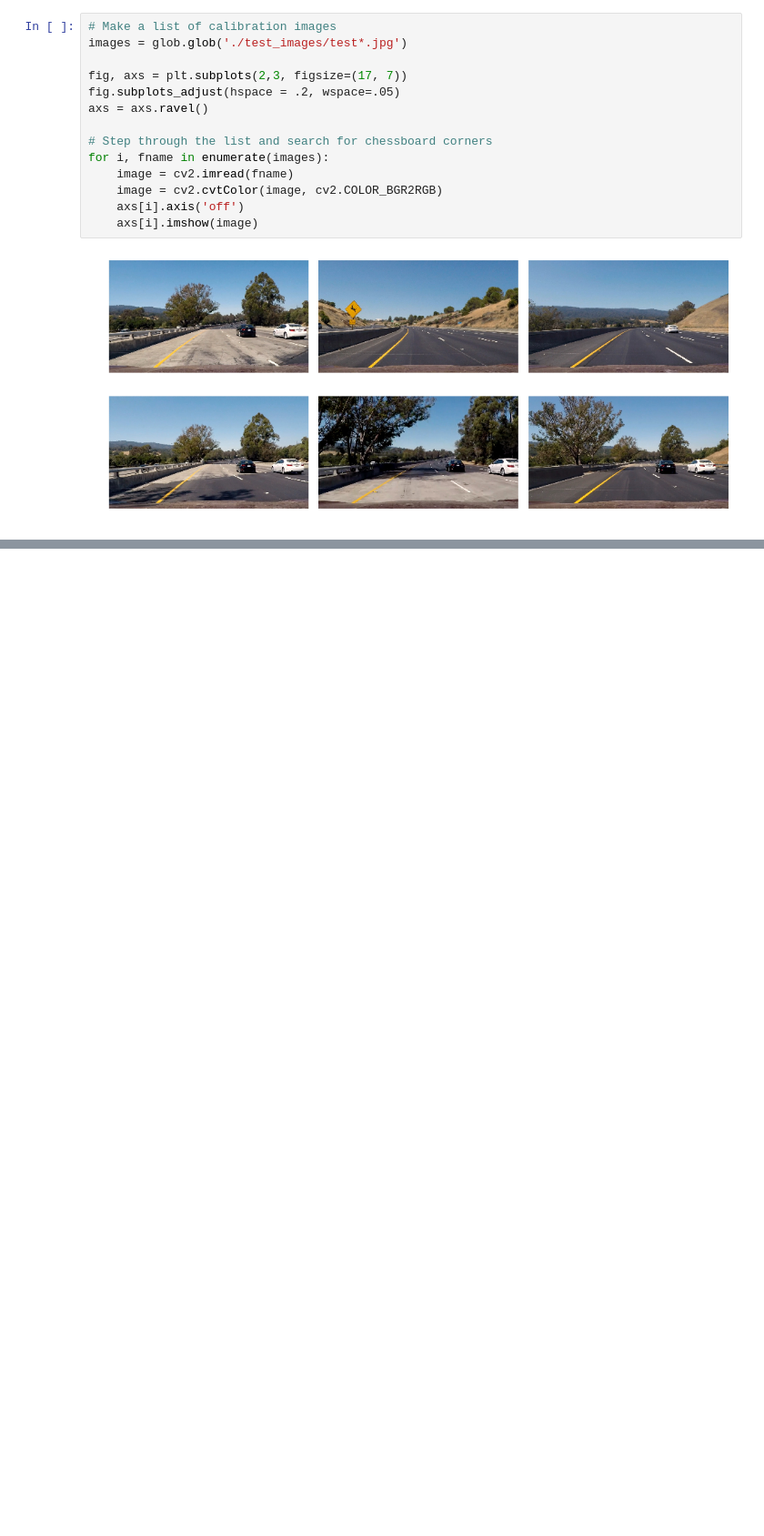
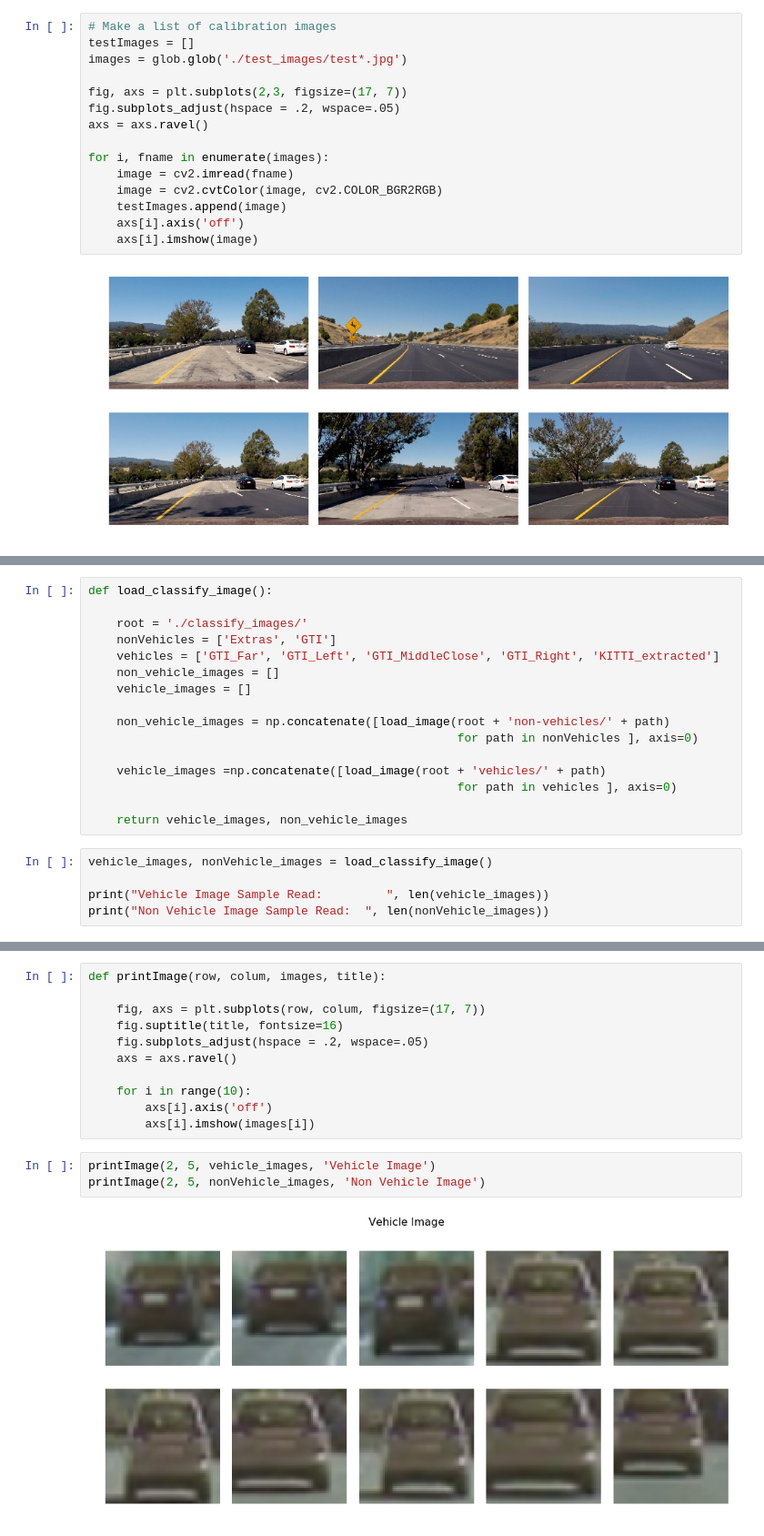
Before and after one commit to linuxairhead/SDC-P5-Vehicle-Detection, a Jupyter notebook: Vehicle Dection.ipynb, the cells around one changed output, grey strips where cells are left out. Shown at 91% size. Saved outputs shown, nothing was run; the diff lists cells and outputs as text; blank space fills up the shorter version.

Commit message:
Second Commit: Load and Display Test Image

```diff
--- a/Vehicle Dection.ipynb
+++ b/Vehicle Dection.ipynb
@@ -35,15 +32,16 @@ from IPython.display import HTML
 # %%
 # Make a list of calibration images
+testImages = []
 images = glob.glob('./test_images/test*.jpg')
 
 fig, axs = plt.subplots(2,3, figsize=(17, 7))
 fig.subplots_adjust(hspace = .2, wspace=.05)
 axs = axs.ravel()
 
-# Step through the list and search for chessboard corners
 for i, fname in enumerate(images):
     image = cv2.imread(fname)
     image = cv2.cvtColor(image, cv2.COLOR_BGR2RGB)
+    testImages.append(image)
     axs[i].axis('off')
     axs[i].imshow(image)
 # %% [output]
@@ -50,0 +61,21 @@ for i, fname in enumerate(images):
+# %%
+def load_classify_image():
+
+    root = './classify_images/'
+    nonVehicles = ['Extras', 'GTI']
+    vehicles = ['GTI_Far', 'GTI_Left', 'GTI_MiddleClose', 'GTI_Right', 'KITTI_extracted']
+    non_vehicle_images = []
+    vehicle_images = []
+
+    non_vehicle_images = np.concatenate([load_image(root + 'non-vehicles/' + path)
+                                                    for path in nonVehicles ], axis=0)
+
+    vehicle_images =np.concatenate([load_image(root + 'vehicles/' + path)
+                                                    for path in vehicles ], axis=0)
+
+    return vehicle_images, non_vehicle_images
+# %%
+vehicle_images, nonVehicle_images = load_classify_image()
+
+print("Vehicle Image Sample Read:         ", len(vehicle_images))
+print("Non Vehicle Image Sample Read:  ", len(nonVehicle_images))
@@ -50,0 +92,16 @@ for i, fname in enumerate(images):
+# %%
+def printImage(row, colum, images, title):
+
+    fig, axs = plt.subplots(row, colum, figsize=(17, 7))
+    fig.suptitle(title, fontsize=16)
+    fig.subplots_adjust(hspace = .2, wspace=.05)
+    axs = axs.ravel()
+
+    for i in range(10):
+        axs[i].axis('off')
+        axs[i].imshow(images[i])
+# %%
+printImage(2, 5, vehicle_images, 'Vehicle Image')
+printImage(2, 5, nonVehicle_images, 'Non Vehicle Image')
+# %% [output]
+[figure, added]
```
Also changed, not shown: parts of 10 cells of this notebook.
